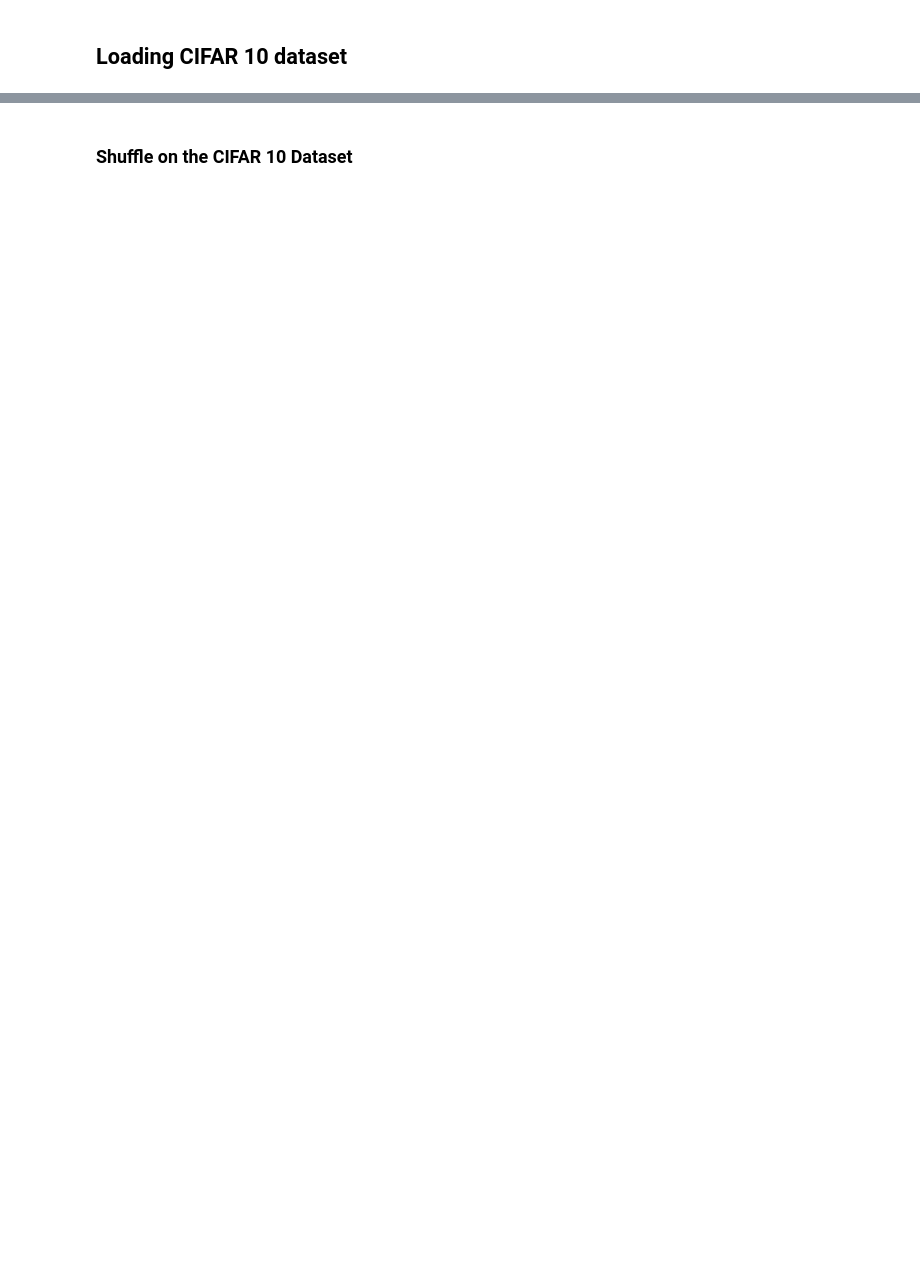
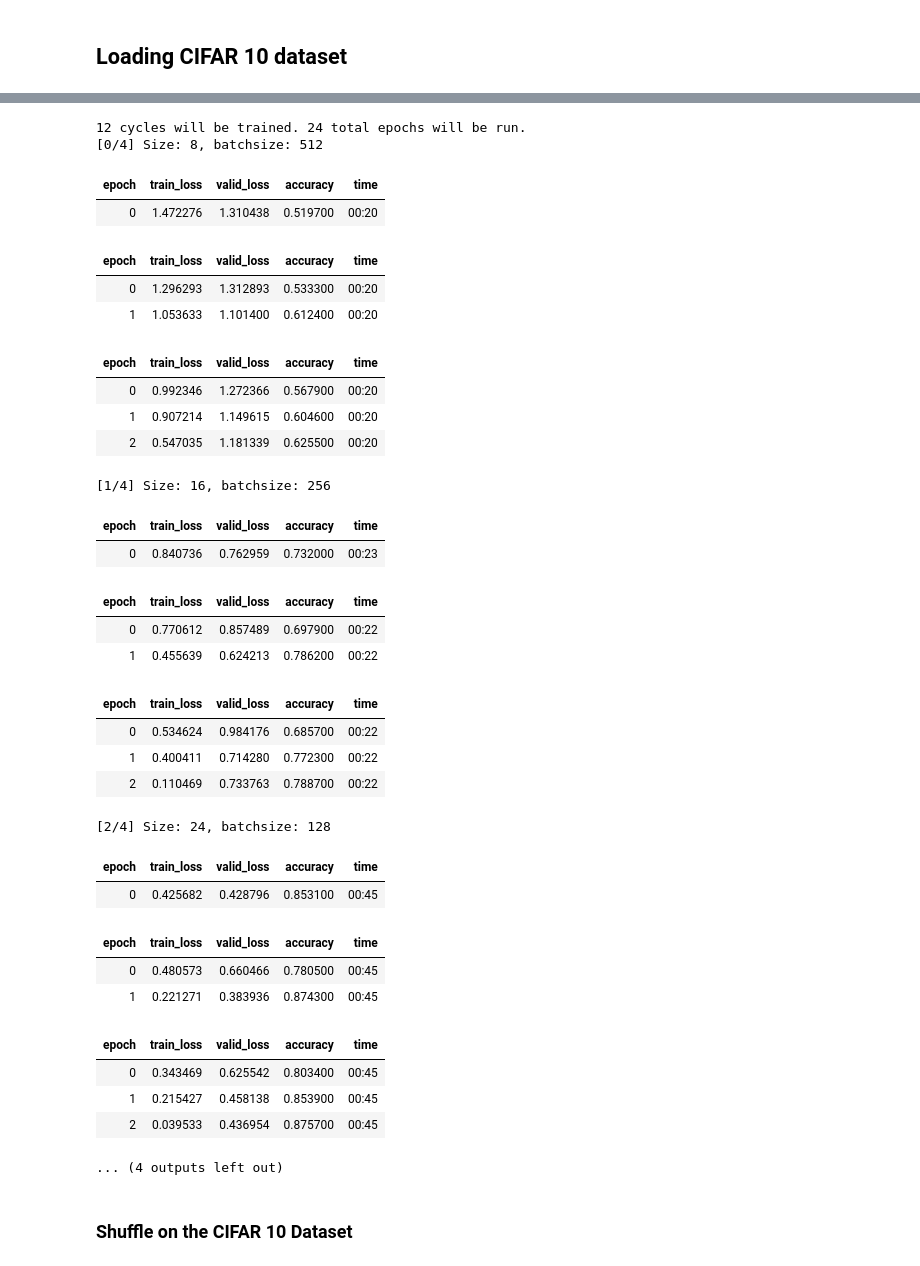
Before and after one commit to ngundotra/topology-research, a Jupyter notebook: GlobalShuffle-CIFAR10.ipynb, the cells around one changed output, grey strips where cells are left out. Saved outputs shown, nothing was run; the diff lists cells and outputs as text; code cells hidden in the pictures; blank space fills up the shorter version.

Commit message:
[+] add shuffling transform

```diff
--- a/GlobalShuffle-CIFAR10.ipynb
+++ b/GlobalShuffle-CIFAR10.ipynb
@@ -59,0 +46,2 @@ data.show_batch(row=3, figsize=(6,6))
+# %%
+tfms = get_transforms()
@@ -59,0 +51,15 @@ data.show_batch(row=3, figsize=(6,6))
+# %%
+def get_data(img_size, batchsize):
+    return ImageDataBunch.from_folder('cifar10/', size=img_size, bs=batchsize).normalize(stats)
+# %%
+def train_cycles(model, sizes, batchsizes, num, transforms):
+    if len(sizes) != len(batchsizes):
+        raise ValueError("# of image sizes must match number of batchsizes")
+    print(f"{num * len(sizes)} cycles will be trained. {int(len(sizes)*num*(num+1)/2)} total epochs will be run.")
+    for k, (sz, bs) in enumerate(zip(sizes, batchsizes)):
+        print(f"[{k}/{len(sizes)}] Size: {sz}, batchsize: {bs}")
+        data = get_data(sz, bs, transforms)
+        learner = Learner(data, model, metrics=[accuracy])
+        for cycle_len in range(num):
+            learner.fit_one_cycle(cycle_len+1)
+    return learner
@@ -60,2 +116,37 @@ data.show_batch(row=3, figsize=(6,6))
+# %%
+wrn22_pyramid_cycle = train_cycles(models.wrn_22(), [8, 16, 24, 32], [512, 256, 128, 128], 3, tfms)
+# %% [output]
+12 cycles will be trained. 24 total epochs will be run.
+[0/4] Size: 8, batchsize: 512
+| epoch | train_loss | valid_loss | accuracy | time |
+| 0 | 1.472276 | 1.310438 | 0.519700 | 00:20 |
+| epoch | train_loss | valid_loss | accuracy | time |
+| 0 | 1.296293 | 1.312893 | 0.533300 | 00:20 |
+| 1 | 1.053633 | 1.101400 | 0.612400 | 00:20 |
+| epoch | train_loss | valid_loss | accuracy | time |
+| 0 | 0.992346 | 1.272366 | 0.567900 | 00:20 |
+| 1 | 0.907214 | 1.149615 | 0.604600 | 00:20 |
+| 2 | 0.547035 | 1.181339 | 0.625500 | 00:20 |
+[1/4] Size: 16, batchsize: 256
+| epoch | train_loss | valid_loss | accuracy | time |
+| 0 | 0.840736 | 0.762959 | 0.732000 | 00:23 |
+| epoch | train_loss | valid_loss | accuracy | time |
+| 0 | 0.770612 | 0.857489 | 0.697900 | 00:22 |
+| 1 | 0.455639 | 0.624213 | 0.786200 | 00:22 |
+| epoch | train_loss | valid_loss | accuracy | time |
+| 0 | 0.534624 | 0.984176 | 0.685700 | 00:22 |
+| 1 | 0.400411 | 0.714280 | 0.772300 | 00:22 |
+| 2 | 0.110469 | 0.733763 | 0.788700 | 00:22 |
+[2/4] Size: 24, batchsize: 128
+| epoch | train_loss | valid_loss | accuracy | time |
+| 0 | 0.425682 | 0.428796 | 0.853100 | 00:45 |
+| epoch | train_loss | valid_loss | accuracy | time |
+| 0 | 0.480573 | 0.660466 | 0.780500 | 00:45 |
+| 1 | 0.221271 | 0.383936 | 0.874300 | 00:45 |
+| epoch | train_loss | valid_loss | accuracy | time |
+| 0 | 0.343469 | 0.625542 | 0.803400 | 00:45 |
+| 1 | 0.215427 | 0.458138 | 0.853900 | 00:45 |
+| 2 | 0.039533 | 0.436954 | 0.875700 | 00:45 |
+... (4 outputs left out)
 # %% [markdown]
 ### Shuffle on the CIFAR 10 Dataset
```
Also changed, not shown: parts of 27 cells of this notebook.
